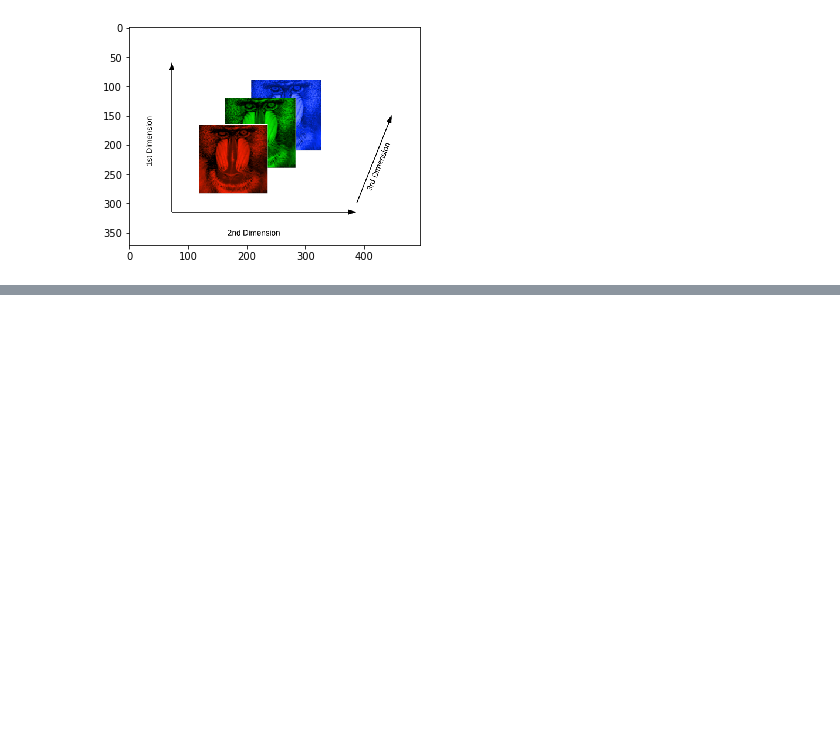
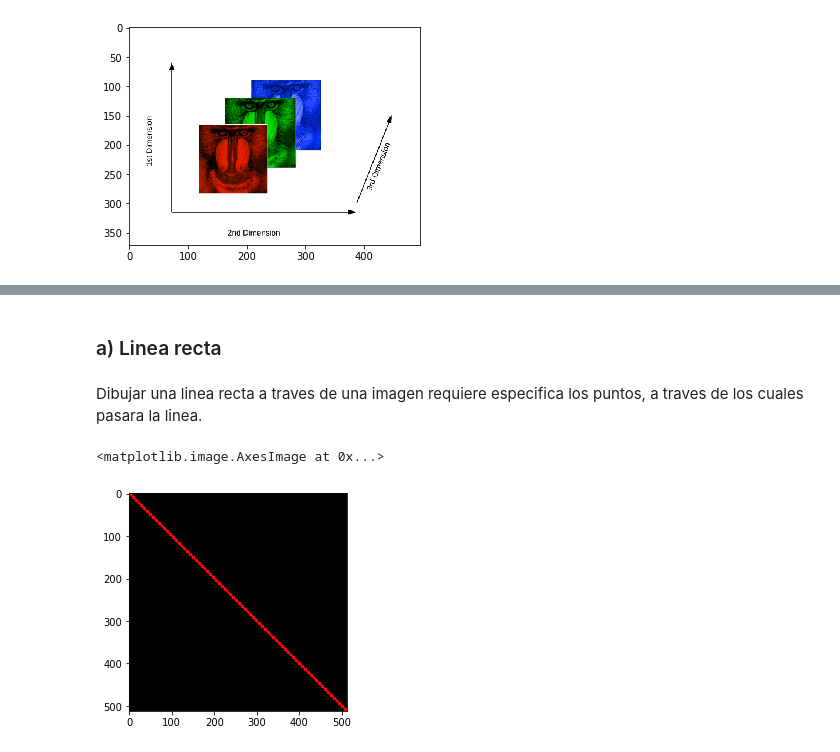
Before and after one commit to Karina984/IA-CLASE-M5, a Jupyter notebook: PracticaFundamentos.ipynb, the cells around one changed output, grey strips where cells are left out. Cells and saved outputs as stored; diff of their text form; code cells hidden in the pictures; blank space fills up the shorter version.

```diff
--- a/PracticaFundamentos.ipynb
+++ b/PracticaFundamentos.ipynb
@@ -79,0 +155,11 @@ plt.show()
+# %% [markdown]
+### a) Linea recta
+# %% [markdown]
+Dibujar una linea recta a traves de una imagen requiere especifica los puntos, a traves de los cuales pasara la linea.
+# %%
+# Dibuja una linea recta roja diagonal con un grosor de 5 px
+line_red = cv2.line(image_blank,(0,0),(511,511),(255,0,0),5)
+plt.imshow(line_red)
+# %% [output]
+<matplotlib.image.AxesImage at 0x...>
+[figure, added]
```
Also changed, not shown: parts of 35 cells of this notebook.
